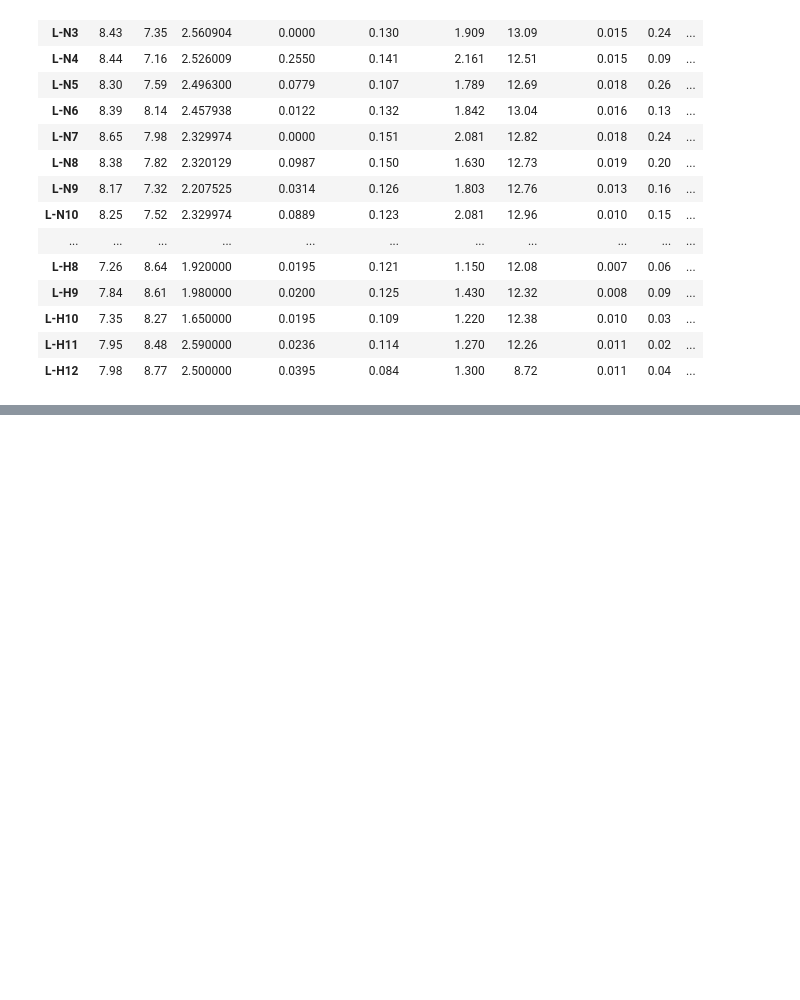
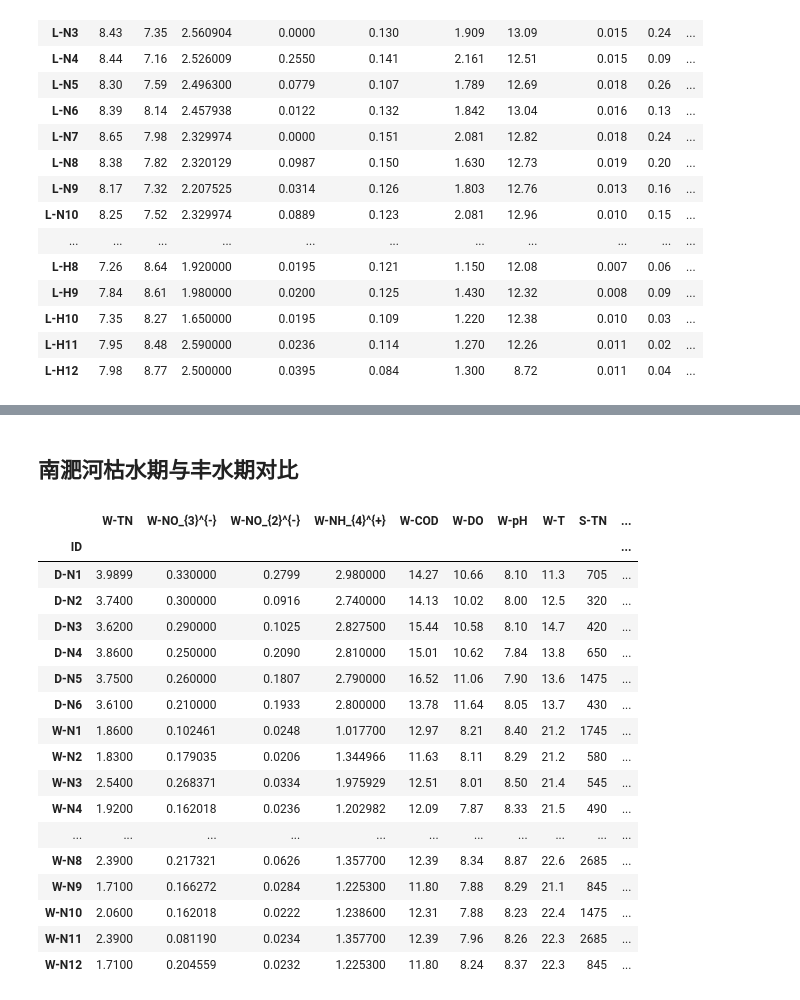
Before and after one commit to Man-Yacan/Thesis-For-Master, a Jupyter notebook: 小论文 - 环境因子.ipynb, the cells around one changed output, grey strips where cells are left out. Cells and saved outputs as stored; diff of their text form; code cells hidden in the pictures; blank space fills up the shorter version.

```diff
--- a/小论文 - 环境因子.ipynb
+++ b/小论文 - 环境因子.ipynb
@@ -94,0 +95,29 @@ fig.savefig(EXPORT_PATH + '平水期环境因子变化图'+IMG_TYPE, dpi=DPI, bb
+# %% [markdown]
+## 南淝河枯水期与丰水期对比
+# %%
+# df[df.index.str.startswith('L-N') | df.index.str.startswith('W-N')]
+df = pd.concat([overlying_water_env_df.copy(), sediment_env_df.iloc[:, :2]], axis=1)
+df = df[df.index.str.startswith('D-N') | df.index.str.startswith('W-N')]
+df = df[
+    ['W-TN', 'W-NO_{3}^{-}', 'W-NO_{2}^{-}', 'W-NH_{4}^{+}', 'W-COD', 'W-DO', 'W-pH', 'W-T',
+     'S-TN', 'S-TP']]
+df
+# %% [output]
+|  | W-TN | W-NO_{3}^{-} | W-NO_{2}^{-} | W-NH_{4}^{+} | W-COD | W-DO | W-pH | W-T | S-TN | ... |
+| ID |  |  |  |  |  |  |  |  |  | ... |
+| D-N1 | 3.9899 | 0.330000 | 0.2799 | 2.980000 | 14.27 | 10.66 | 8.10 | 11.3 | 705 | ... |
+| D-N2 | 3.7400 | 0.300000 | 0.0916 | 2.740000 | 14.13 | 10.02 | 8.00 | 12.5 | 320 | ... |
+| D-N3 | 3.6200 | 0.290000 | 0.1025 | 2.827500 | 15.44 | 10.58 | 8.10 | 14.7 | 420 | ... |
+| D-N4 | 3.8600 | 0.250000 | 0.2090 | 2.810000 | 15.01 | 10.62 | 7.84 | 13.8 | 650 | ... |
+| D-N5 | 3.7500 | 0.260000 | 0.1807 | 2.790000 | 16.52 | 11.06 | 7.90 | 13.6 | 1475 | ... |
+| D-N6 | 3.6100 | 0.210000 | 0.1933 | 2.800000 | 13.78 | 11.64 | 8.05 | 13.7 | 430 | ... |
+| W-N1 | 1.8600 | 0.102461 | 0.0248 | 1.017700 | 12.97 | 8.21 | 8.40 | 21.2 | 1745 | ... |
+| W-N2 | 1.8300 | 0.179035 | 0.0206 | 1.344966 | 11.63 | 8.11 | 8.29 | 21.2 | 580 | ... |
+| W-N3 | 2.5400 | 0.268371 | 0.0334 | 1.975929 | 12.51 | 8.01 | 8.50 | 21.4 | 545 | ... |
+| W-N4 | 1.9200 | 0.162018 | 0.0236 | 1.202982 | 12.09 | 7.87 | 8.33 | 21.5 | 490 | ... |
+| ... | ... | ... | ... | ... | ... | ... | ... | ... | ... | ... |
+| W-N8 | 2.3900 | 0.217321 | 0.0626 | 1.357700 | 12.39 | 8.34 | 8.87 | 22.6 | 2685 | ... |
+| W-N9 | 1.7100 | 0.166272 | 0.0284 | 1.225300 | 11.80 | 7.88 | 8.29 | 21.1 | 845 | ... |
+| W-N10 | 2.0600 | 0.162018 | 0.0222 | 1.238600 | 12.31 | 7.88 | 8.23 | 22.4 | 1475 | ... |
+| W-N11 | 2.3900 | 0.081190 | 0.0234 | 1.357700 | 12.39 | 7.96 | 8.26 | 22.3 | 2685 | ... |
+| W-N12 | 1.7100 | 0.204559 | 0.0232 | 1.225300 | 11.80 | 8.24 | 8.37 | 22.3 | 845 | ... |
```
Also changed, not shown: parts of 5 cells of this notebook, 29 other files.
